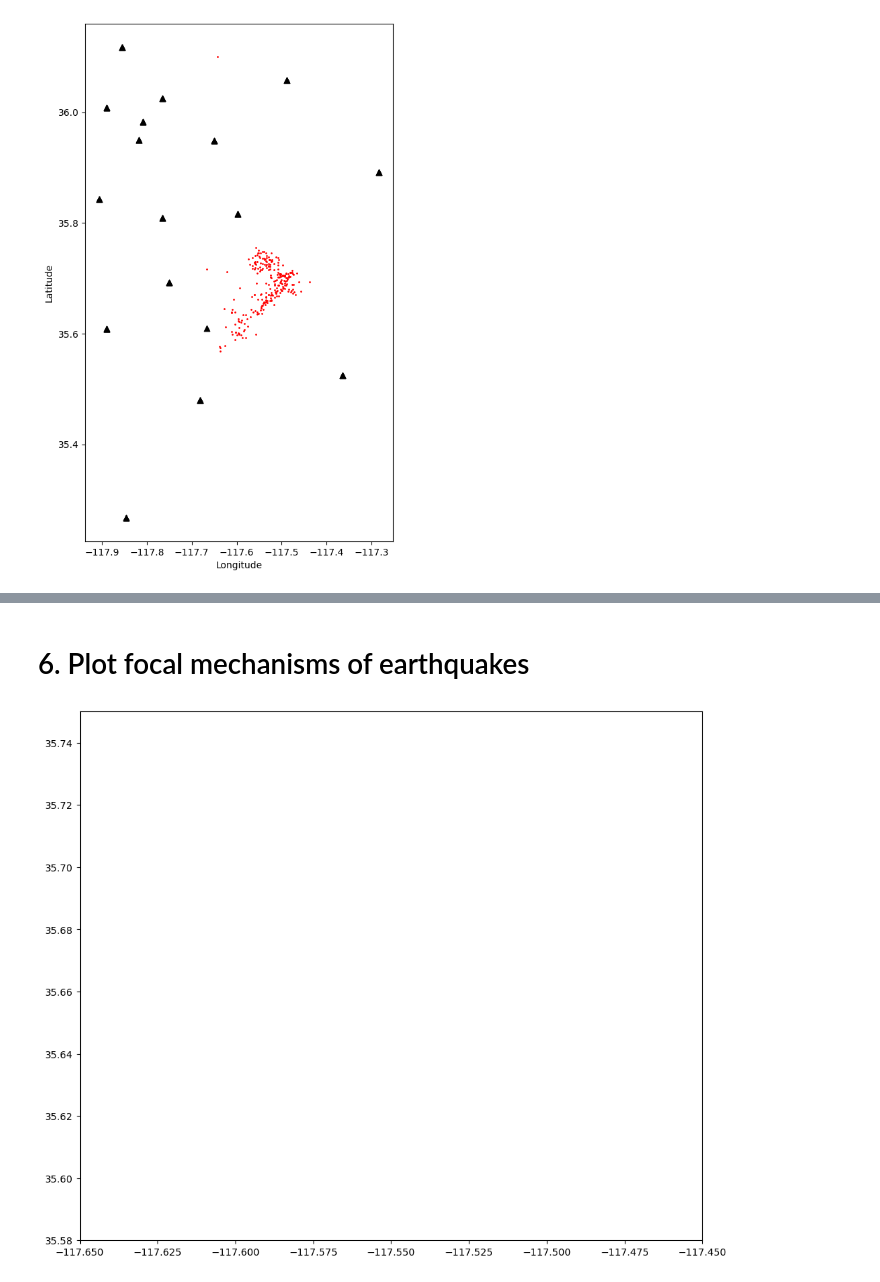
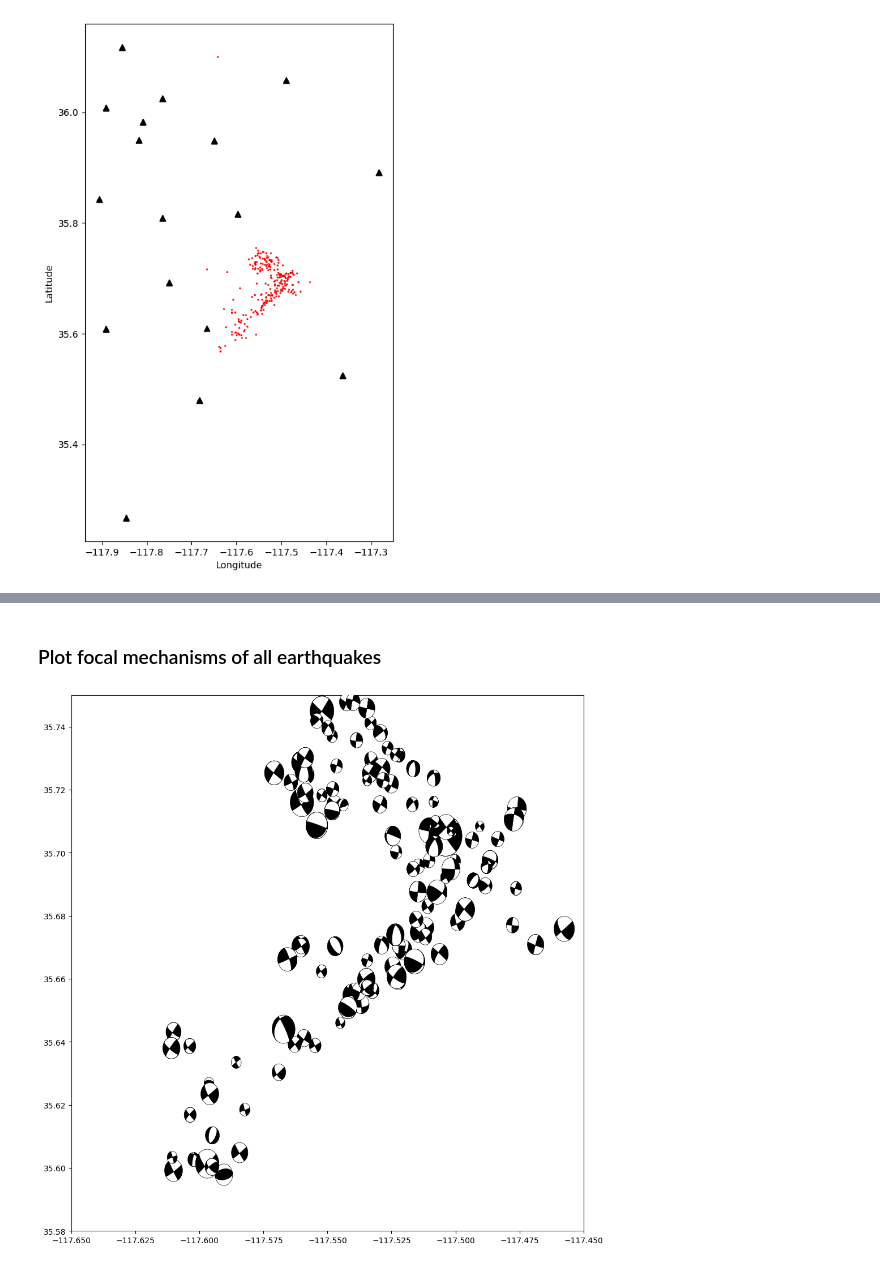
Before and after one commit to AI4EPS/EPS207_Observational_Seismology, a Jupyter notebook: docs/lectures/codes/focal_mechanism.ipynb, the cells around one changed output, grey strips where cells are left out. Drawn from its saved outputs; the diff is of its cells as text; code cells hidden in the pictures.

```diff
--- a/docs/lectures/codes/focal_mechanism.ipynb
+++ b/docs/lectures/codes/focal_mechanism.ipynb
@@ -280,5 +218,5 @@ sh: QuakeFlow/hashpy2/hash/hash_hashpy1D: cannot execute binary file
 # %%
-event_id = 'ci38443743'
+event_id = 'ci37222972'
 # %%
 allmecafile = f'{hash_path}/{event_id}.all.fps'
 df_allmeca = pd.read_csv(allmecafile, header=None, delim_whitespace=True)
@@ -319,23 +248,24 @@ NameError: name 'df_bestmeca' is not defined
 # %% [markdown]
-# 6. Plot focal mechanisms of earthquakes
+### Plot focal mechanisms of all earthquakes
 # %%
 bestmecafiles = glob(f'{hash_path}/ci*.best.fps')
 fig, ax = plt.subplots(figsize=(10, 10))
 for bestmecafile in bestmecafiles:
     # get the event information
     event_id = os.path.basename(bestmecafile).split('.')[0]
-    _, evot, mag, evla, evlo, evdp, x, y, z = df_events[df_events['event_id'] == event_id].to_numpy()[0]
-    evot = UTCDateTime(evot)
+    evot, mag, evla, evlo, evdp = events.loc[event_id][['time', 'magnitude', 'latitude', 'longitude', 'depth_km']]
     # get strike, dip and rake angles
     df_bestmeca= pd.read_csv(bestmecafile, header=None, delim_whitespace=True)
     strike, dip, rake, RMS, Q = df_bestmeca.loc[0].to_numpy()
+    if Q != "A":
+        continue
     # plot and change the width/size according to the earthquake magnitude
     bball = beach(fm=[strike, dip, rake], linewidth=0.5, facecolor='k', xy=(evlo,evla), width=mag*2e-3)
     ax.add_collection(bball)
-    ax.annotate(Q, (evlo,evla), (evlo+0.02,evla), arrowprops=dict(facecolor='black', width=0.05, headwidth=0.05))
+    # ax.annotate(Q, (evlo,evla), (evlo+0.02,evla), arrowprops=dict(facecolor='black', width=0.05, headwidth=0.05))
 ax.set_xlim(-117.65, -117.45)
 ax.set_ylim(35.58, 35.75)
-ax.set_aspect('equal')
+ax.set_aspect(1.0/np.cos(np.pi/180*events['latitude'].mean()))
 fig.tight_layout()
 # %% [output]
-[figure, old version]
+[figure, new version]
```
Also changed, not shown: parts of 22 cells of this notebook, 3 other files.
